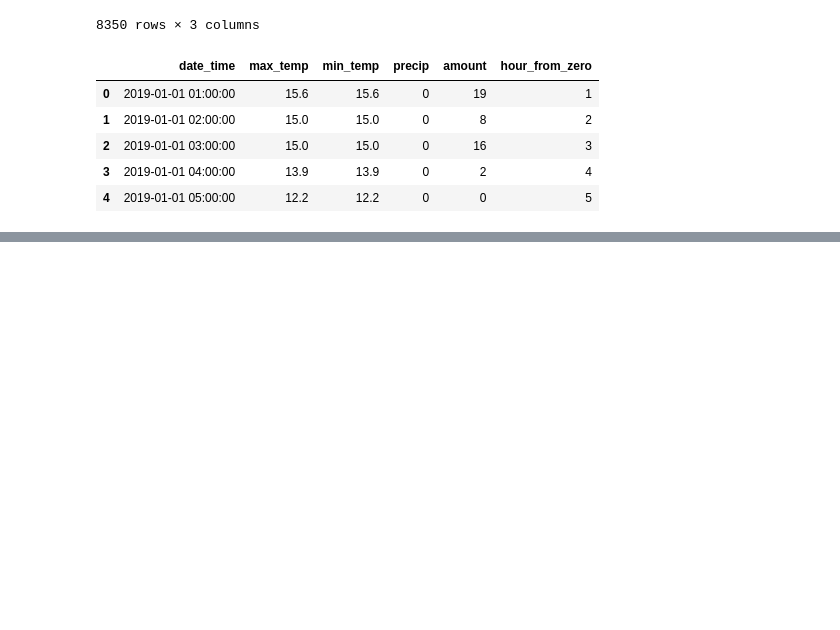
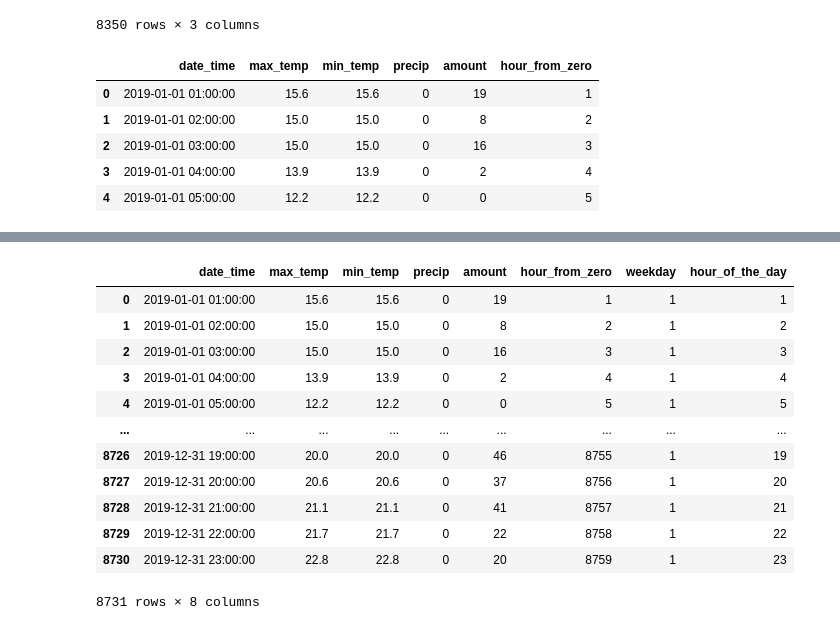
Before and after one commit to robbenB-123/SiliconValley, a Jupyter notebook: DSML_SILICONVALLEY.ipynb, the cells around one changed output, grey strips where cells are left out. Drawn from its saved outputs; the diff is of its cells as text; code cells hidden in the pictures; blank space fills up the shorter version.

```diff
--- a/DSML_SILICONVALLEY.ipynb
+++ b/DSML_SILICONVALLEY.ipynb
@@ -595,3 +595,23 @@ Text(0, 0.5, 'Demand')
+# %%
+# add time of day, weekday to weather_demand
+
+weather_demand['weekday'] = weather_demand['date_time'].apply(lambda x: x.weekday())
+weather_demand['hour_of_the_day'] = weather_demand['date_time'].apply(lambda x: x.hour)
+weather_demand
+# %% [output]
+|  | date_time | max_temp | min_temp | precip | amount | hour_from_zero | weekday | hour_of_the_day |
+| 0 | 2019-01-01 01:00:00 | 15.6 | 15.6 | 0 | 19 | 1 | 1 | 1 |
+| 1 | 2019-01-01 02:00:00 | 15.0 | 15.0 | 0 | 8 | 2 | 1 | 2 |
+| 2 | 2019-01-01 03:00:00 | 15.0 | 15.0 | 0 | 16 | 3 | 1 | 3 |
+| 3 | 2019-01-01 04:00:00 | 13.9 | 13.9 | 0 | 2 | 4 | 1 | 4 |
+| 4 | 2019-01-01 05:00:00 | 12.2 | 12.2 | 0 | 0 | 5 | 1 | 5 |
+| ... | ... | ... | ... | ... | ... | ... | ... | ... |
+| 8726 | 2019-12-31 19:00:00 | 20.0 | 20.0 | 0 | 46 | 8755 | 1 | 19 |
+| 8727 | 2019-12-31 20:00:00 | 20.6 | 20.6 | 0 | 37 | 8756 | 1 | 20 |
+| 8728 | 2019-12-31 21:00:00 | 21.1 | 21.1 | 0 | 41 | 8757 | 1 | 21 |
+| 8729 | 2019-12-31 22:00:00 | 21.7 | 21.7 | 0 | 22 | 8758 | 1 | 22 |
+| 8730 | 2019-12-31 23:00:00 | 22.8 | 22.8 | 0 | 20 | 8759 | 1 | 23 |
+8731 rows × 8 columns
 # %%
 # feature engineering: Develop a rich set of features that you expect to be correlated with your
 # target. In this process you can draw on your domain knowledge and/or conduct additional research
```
Also changed, not shown: parts of 13 cells of this notebook.
